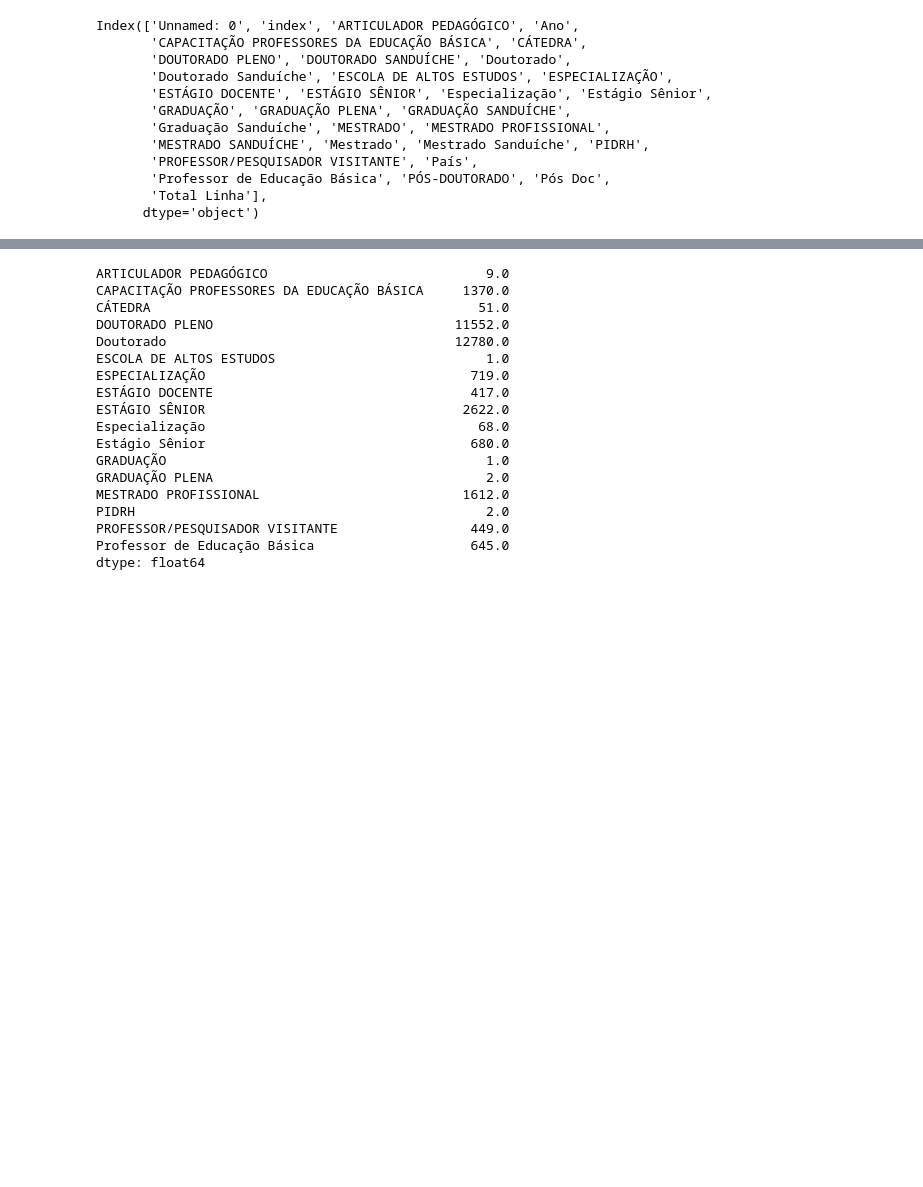
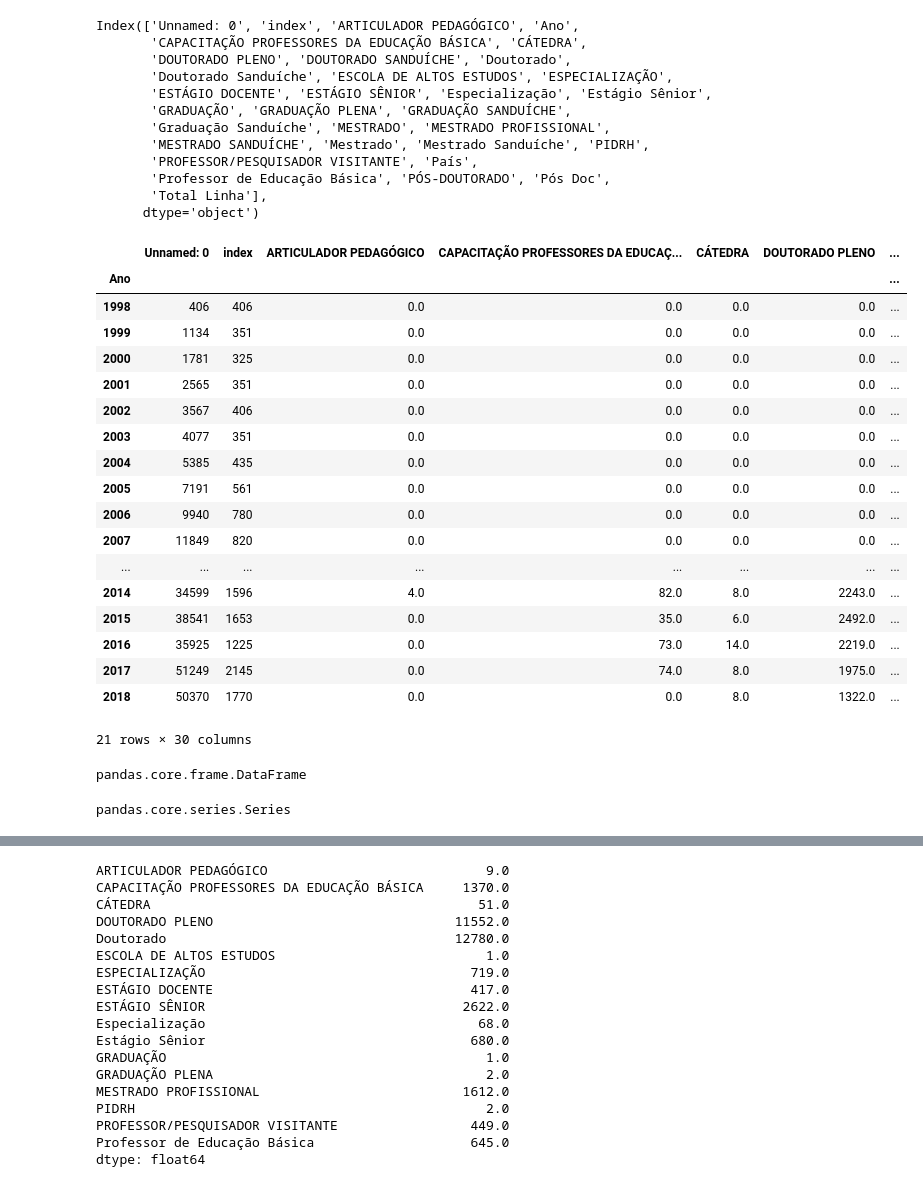
Before and after one commit to lailson93/datavis-course, a Jupyter notebook: projet/capes_exterior.ipynb, the cells around one changed output, grey strips where cells are left out. Cells and saved outputs as stored; diff of their text form; code cells hidden in the pictures; blank space fills up the shorter version.

Commit message:
bolsas extrangeiras

```diff
--- a/projet/capes_exterior.ipynb
+++ b/projet/capes_exterior.ipynb
@@ -23,6 +23,27 @@ Index(['Unnamed: 0', 'index', 'ARTICULADOR PEDAGÓGICO', 'Ano',
       dtype='object')
 # %%
 bolsas_byYear = dados.groupby(['Ano']).sum()
+bolsas_byYear
+# %% [output]
+|  | Unnamed: 0 | index | ARTICULADOR PEDAGÓGICO | CAPACITAÇÃO PROFESSORES DA EDUCAÇ... | CÁTEDRA | DOUTORADO PLENO | ... |
+| Ano |  |  |  |  |  |  | ... |
+| 1998 | 406 | 406 | 0.0 | 0.0 | 0.0 | 0.0 | ... |
+| 1999 | 1134 | 351 | 0.0 | 0.0 | 0.0 | 0.0 | ... |
+| 2000 | 1781 | 325 | 0.0 | 0.0 | 0.0 | 0.0 | ... |
+| 2001 | 2565 | 351 | 0.0 | 0.0 | 0.0 | 0.0 | ... |
+| 2002 | 3567 | 406 | 0.0 | 0.0 | 0.0 | 0.0 | ... |
+| 2003 | 4077 | 351 | 0.0 | 0.0 | 0.0 | 0.0 | ... |
+| 2004 | 5385 | 435 | 0.0 | 0.0 | 0.0 | 0.0 | ... |
+| 2005 | 7191 | 561 | 0.0 | 0.0 | 0.0 | 0.0 | ... |
+| 2006 | 9940 | 780 | 0.0 | 0.0 | 0.0 | 0.0 | ... |
+| 2007 | 11849 | 820 | 0.0 | 0.0 | 0.0 | 0.0 | ... |
+| ... | ... | ... | ... | ... | ... | ... | ... |
+| 2014 | 34599 | 1596 | 4.0 | 82.0 | 8.0 | 2243.0 | ... |
+| 2015 | 38541 | 1653 | 0.0 | 35.0 | 6.0 | 2492.0 | ... |
+| 2016 | 35925 | 1225 | 0.0 | 73.0 | 14.0 | 2219.0 | ... |
+| 2017 | 51249 | 2145 | 0.0 | 74.0 | 8.0 | 1975.0 | ... |
+| 2018 | 50370 | 1770 | 0.0 | 0.0 | 8.0 | 1322.0 | ... |
+21 rows × 30 columns
 # %%
 serie_bolsas = bolsas_byYear[['ARTICULADOR PEDAGÓGICO','CAPACITAÇÃO PROFESSORES DA EDUCAÇÃO BÁSICA', 'CÁTEDRA','DOUTORADO PLENO', 'DOUTORADO SANDUÍCHE', 'Doutorado','Doutorado Sanduíche', 'ESCOLA DE ALTOS ESTUDOS', 'ESPECIALIZAÇÃO','ESTÁGIO DOCENTE', 'ESTÁGIO SÊNIOR', 'Especialização', 'Estágio Sênior','GRADUAÇÃO', 'GRADUAÇÃO PLENA', 'GRADUAÇÃO SANDUÍCHE','Graduação Sanduíche', 'MESTRADO', 'MESTRADO PROFISSIONAL','MESTRADO SANDUÍCHE', 'Mestrado', 'Mestrado Sanduíche', 'PIDRH','PROFESSOR/PESQUISADOR VISITANTE','Professor de Educação Básica', 'PÓS-DOUTORADO', 'Pós Doc']]
 # %%
@@ -32 +51,11 @@ export_csv = teste.to_csv (r'export_dataframe_extrangeiro.csv', index = None, he
+# %%
+type(serie_bolsas)
+# %% [output]
+pandas.core.frame.DataFrame
+# %%
+series_extras = serie_bolsas['ARTICULADOR PEDAGÓGICO']
+type(series_extras)
+# series_extras
+# %% [output]
+pandas.core.series.Series
 # %%
```
Also changed, not shown: parts of 9 cells of this notebook, 1 other file.
